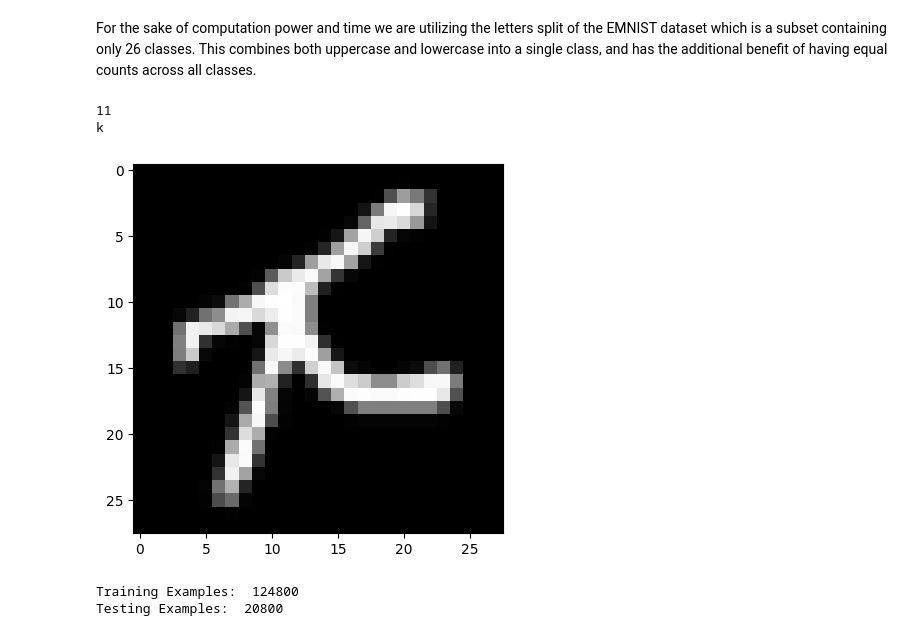
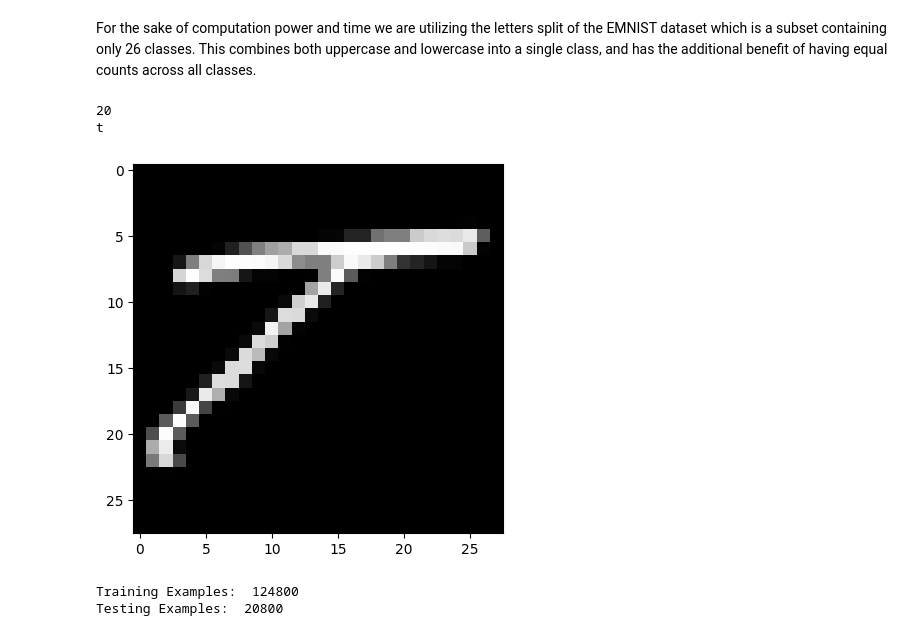
Before and after one commit to pmoharana-cmd/comp562-final-project, a Jupyter notebook: neural-network.ipynb, the cells around one changed output. Saved outputs shown, nothing was run; the diff lists cells and outputs as text; code cells hidden in the pictures.

```diff
--- a/neural-network.ipynb
+++ b/neural-network.ipynb
@@ -68,19 +68,19 @@ train_loader, train_set, test_loader, test_set = load_dataset(download_dir, True
 # %%
 index = 50
 
 for temp, i in enumerate(train_set):
     label = i[1]
-    if label != 11:
+    if label != 20:
         continue
     print(label)
     print(chr(ord("a") + label - 1))
-    image = i[0].numpy()[0]
+    image = i[0].numpy()[0].T
     plt.imshow(image, cmap="gray")
     break
 # %% [output]
-11
-k
+20
+t
-[figure, old version]
+[figure, new version]
 # %%
 print("Training Examples: ", len(train_set))
 print("Testing Examples: ", len(test_set))
```
Also changed, not shown: parts of 7 cells of this notebook.
